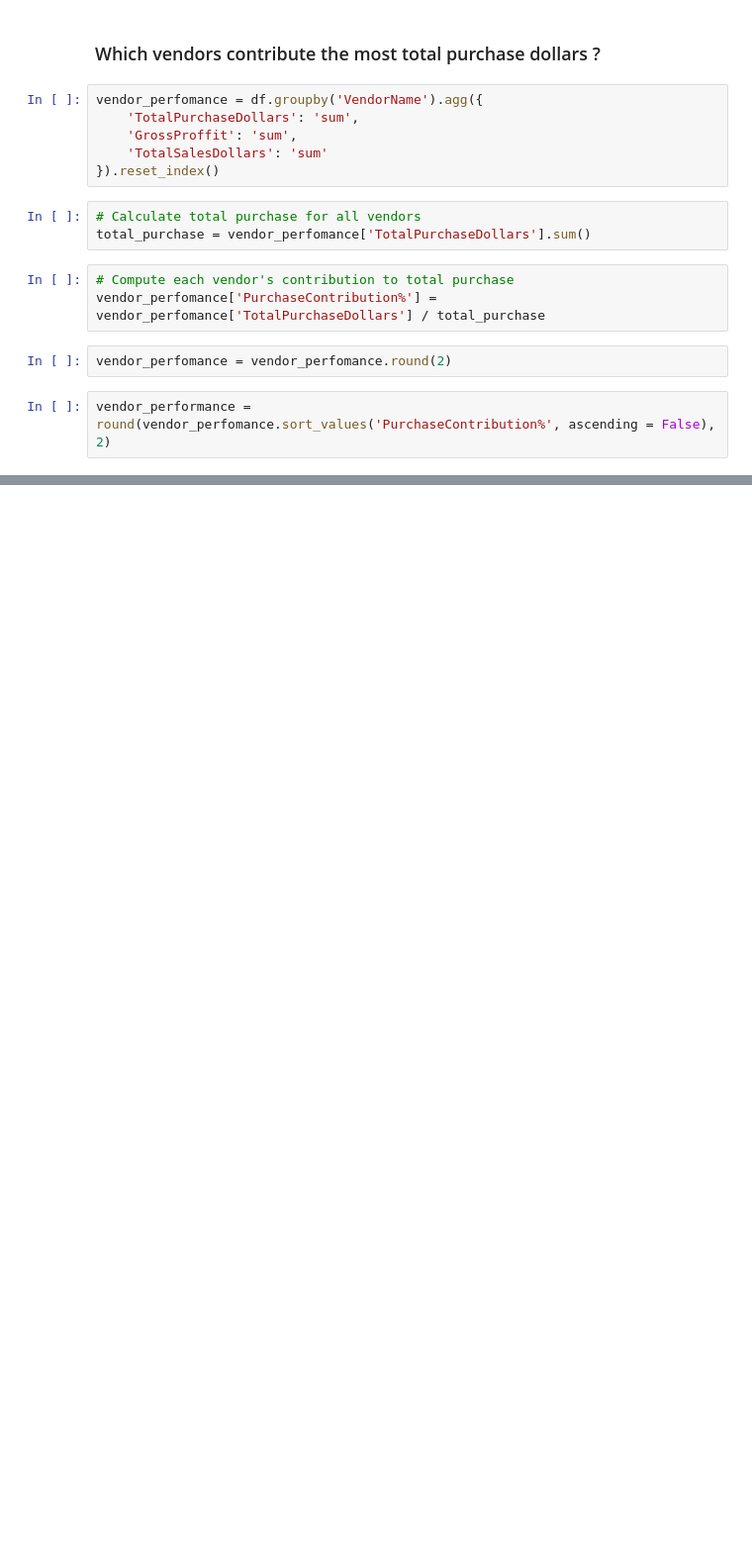
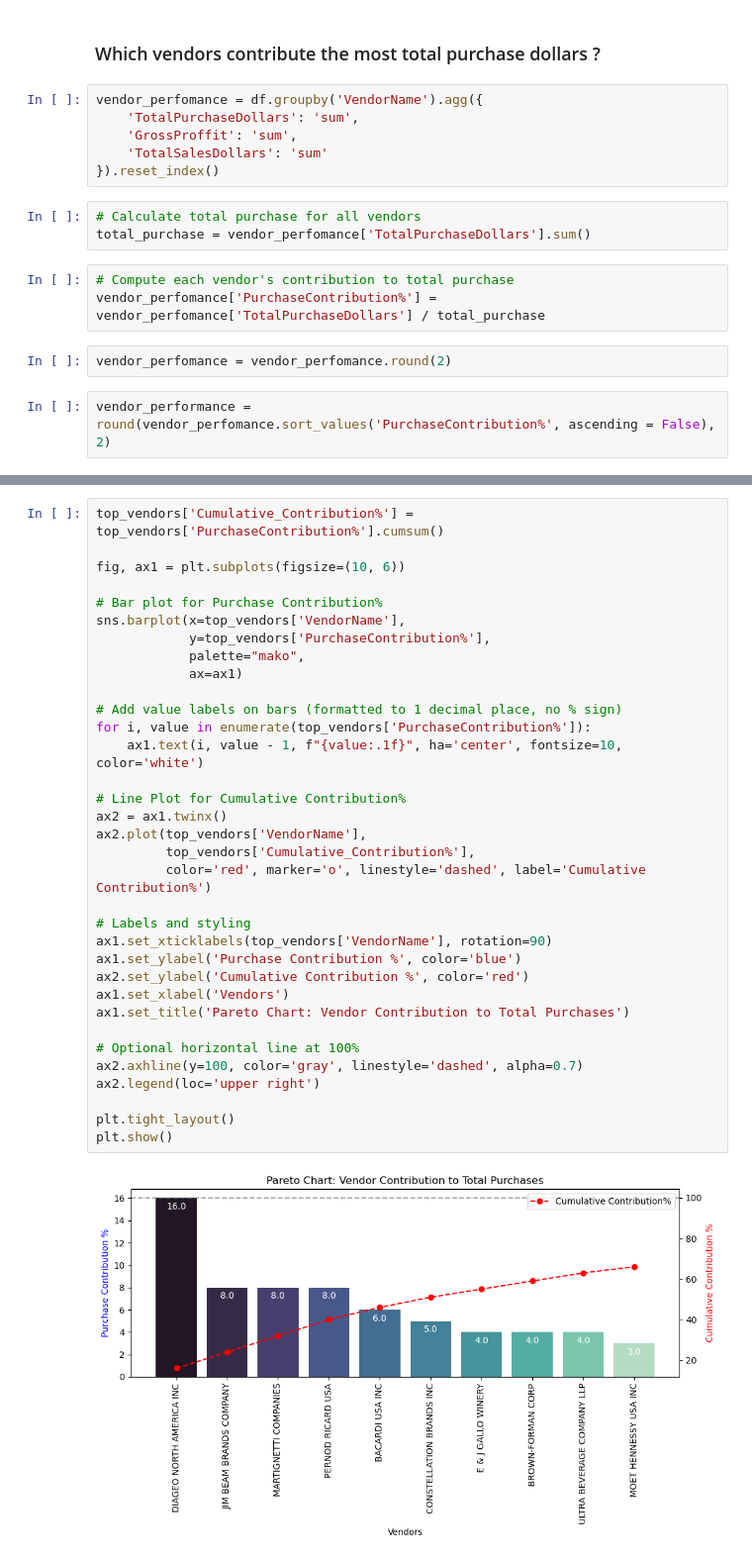
Before and after one commit to eharshit/VendorIQ, a Jupyter notebook: Vendor performance.ipynb, the cells around one changed output, grey strips where cells are left out. Shown at 99% size. Cells and saved outputs as stored; diff of their text form; blank space fills up the shorter version.

Commit message:
top vendors

```diff
--- a/Vendor performance.ipynb
+++ b/Vendor performance.ipynb
@@ -45,3 +45,39 @@ top_vendors
 | 11 | BROWN-FORMAN CORP | 13.24M | 5.01M | 18.25M | 4.0 |
 | 106 | ULTRA BEVERAGE COMPANY LLP | 11.17M | 5.34M | 16.50M | 4.0 |
 | 61 | MOET HENNESSY USA INC | 9.25M | 4.11M | 13.36M | 3.0 |
+# %%
+top_vendors['Cumulative_Contribution%'] = top_vendors['PurchaseContribution%'].cumsum()
+
+fig, ax1 = plt.subplots(figsize=(10, 6))
+
+# Bar plot for Purchase Contribution%
+sns.barplot(x=top_vendors['VendorName'],
+            y=top_vendors['PurchaseContribution%'],
+            palette="mako",
+            ax=ax1)
+
+# Add value labels on bars (formatted to 1 decimal place, no % sign)
+for i, value in enumerate(top_vendors['PurchaseContribution%']):
+    ax1.text(i, value - 1, f"{value:.1f}", ha='center', fontsize=10, color='white')
+
+# Line Plot for Cumulative Contribution%
+ax2 = ax1.twinx()
+ax2.plot(top_vendors['VendorName'],
+         top_vendors['Cumulative_Contribution%'],
+         color='red', marker='o', linestyle='dashed', label='Cumulative Contribution%')
+
+# Labels and styling
+ax1.set_xticklabels(top_vendors['VendorName'], rotation=90)
+ax1.set_ylabel('Purchase Contribution %', color='blue')
+ax2.set_ylabel('Cumulative Contribution %', color='red')
+ax1.set_xlabel('Vendors')
+ax1.set_title('Pareto Chart: Vendor Contribution to Total Purchases')
+
+# Optional horizontal line at 100%
+ax2.axhline(y=100, color='gray', linestyle='dashed', alpha=0.7)
+ax2.legend(loc='upper right')
+
+plt.tight_layout()
+plt.show()
+# %% [output]
+[figure, added]
```
